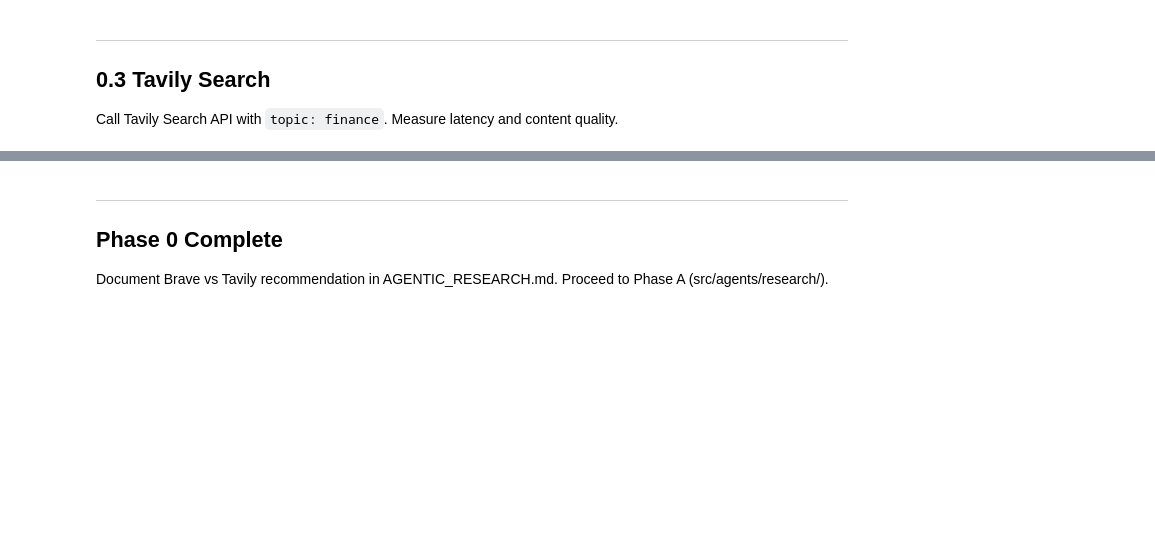
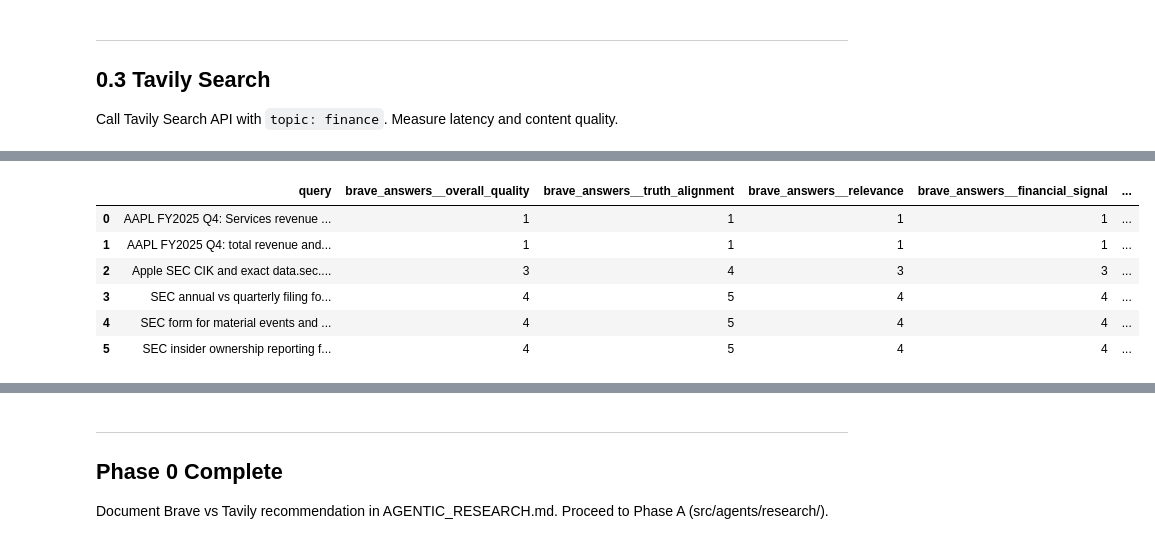
Before and after one commit to zenouz-ai/zeninvest, a Jupyter notebook: notebooks/research_api_investigation.ipynb, the cells around one changed output, grey strips where cells are left out. Drawn from its saved outputs; the diff is of its cells as text; code cells hidden in the pictures; blank space fills up the shorter version.

```diff
--- a/notebooks/research_api_investigation.ipynb
+++ b/notebooks/research_api_investigation.ipynb
@@ -39,0 +162,15 @@ Call Brave Search API with sample financial queries. Measure latency and snippet
+# %%
+# Optional: inspect benchmark questions + ground truth
+import pandas as pd
+
+benchmark_rows = []
+for q in SAMPLE_QUERIES:
+    gt = GROUND_TRUTH_QA.get(q, {})
+    benchmark_rows.append({
+        "query": q,
+        "model_answer": gt.get("model_answer", ""),
+        "sources": " | ".join(gt.get("sources", [])),
+    })
+
+pd.set_option("display.max_colwidth", 220)
+print(pd.DataFrame(benchmark_rows).to_string(index=False))
@@ -153,0 +867,65 @@ Direct HTTP to data.sec.gov. Fetch company tickers → CIK → filing metadata.
+# %%
+# 0.4d side-by-side table view (pure pandas, no matplotlib)
+
+if "quality_report" not in globals() or not quality_report.get("evaluations"):
+    eval_path = PROJECT_ROOT / "data" / "phase0_search_quality_eval.json"
+    if eval_path.exists():
+        quality_report = json.loads(eval_path.read_text(encoding="utf-8"))
+    else:
+        raise ValueError("Run 0.4b first (or ensure phase0_search_quality_eval.json exists)")
+
+viz_df = pd.DataFrame(quality_report.get("evaluations", []))
+if viz_df.empty:
+    raise ValueError("No evaluations found in quality_report")
+
+metric_cols = [
+    c for c in [
+        "overall_quality",
+        "truth_alignment",
+        "relevance",
+        "financial_signal",
+        "evidence_quality",
+        "noise_level",
+    ]
+    if c in viz_df.columns
+]
+
+# Wide table: one row per query with provider metrics side-by-side.
+wide_rows = []
+for q in sorted(viz_df["query"].unique().tolist()):
+    row = {"query": q}
+    for provider in sorted(viz_df["provider"].unique().tolist()):
+        sub = viz_df[(viz_df["query"] == q) & (viz_df["provider"] == provider)]
+        if sub.empty:
+            continue
+        rec = sub.iloc[0]
+        for metric in metric_cols:
+            row[f"{provider}__{metric}"] = rec.get(metric)
+    wide_rows.append(row)
+
+wide_df = pd.DataFrame(wide_rows)
+if len(wide_df.columns) > 1:
+    numeric_cols = [c for c in wide_df.columns if c != "query"]
+    wide_df[numeric_cols] = wide_df[numeric_cols].apply(pd.to_numeric, errors="coerce").round(2)
+
+print("Side-by-side quality table:")
+display(wide_df)
+
+# Compact provider averages table
+provider_avg = (
+    viz_df.groupby("provider", as_index=False)[metric_cols]
+    .mean(numeric_only=True)
+    .sort_values("overall_quality", ascending=False)
+    .round(2)
+)
+print("Provider average scores:")
+display(provider_avg)
+
+# Query x provider matrix (overall quality)
+heat = (
+    viz_df.pivot_table(index="query", columns="provider", values="overall_quality", aggfunc="mean")
+    .round(2)
+)
+print("Overall quality matrix (query x provider):")
+display(heat)
+# %% [output]
@@ -153,0 +933,7 @@ Direct HTTP to data.sec.gov. Fetch company tickers → CIK → filing metadata.
+|  | query | brave_answers__overall_quality | brave_answers__truth_alignment | brave_answers__relevance | brave_answers__financial_signal | ... |
+| 0 | AAPL FY2025 Q4: Services revenue ... | 1 | 1 | 1 | 1 | ... |
+| 1 | AAPL FY2025 Q4: total revenue and... | 1 | 1 | 1 | 1 | ... |
+| 2 | Apple SEC CIK and exact data.sec.... | 3 | 4 | 3 | 3 | ... |
+| 3 | SEC annual vs quarterly filing fo... | 4 | 5 | 4 | 4 | ... |
+| 4 | SEC form for material events and ... | 4 | 5 | 4 | 4 | ... |
+| 5 | SEC insider ownership reporting f... | 4 | 5 | 4 | 4 | ... |
```
Also changed, not shown: parts of 32 cells of this notebook, 37 other files.
